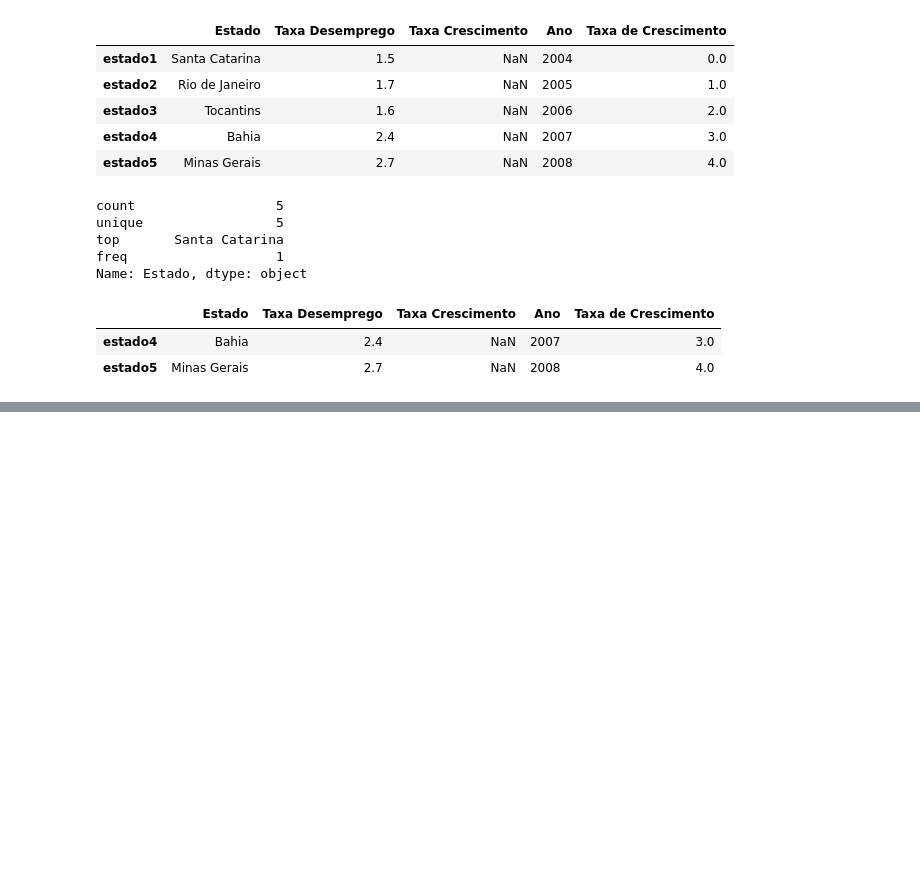
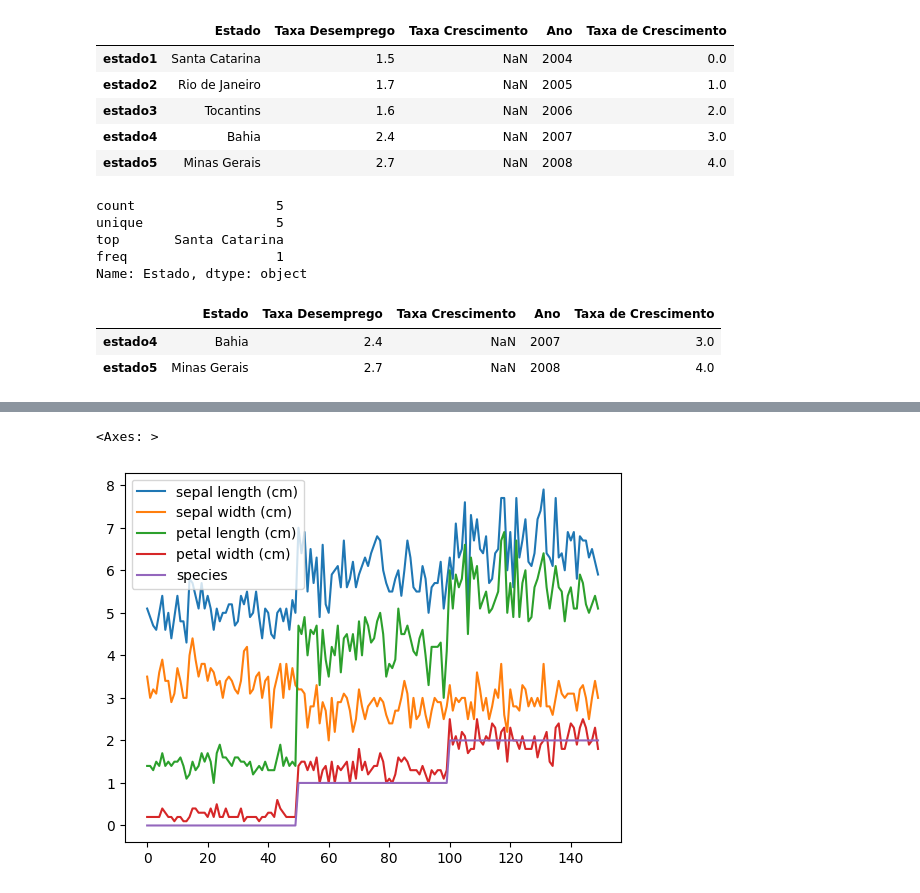
Before and after one commit to GGMmattos/Machine-Learning-And-Data-Science, a Jupyter notebook: Pandas.ipynb, the cells around one changed output, grey strips where cells are left out. Saved outputs shown, nothing was run; the diff lists cells and outputs as text; code cells hidden in the pictures; blank space fills up the shorter version.

```diff
--- a/Pandas.ipynb
+++ b/Pandas.ipynb
@@ -219,0 +246,10 @@ df3
+# %%
+#Importando o dataset iris do Scikit-learn
+from sklearn.datasets import load_iris #dataset utilizado com frequencia por iniciaintes
+data = load_iris()
+# %%
+#E então carregamos o dataset iria como dataframe do Pandas
+import pandas as pd
+df = pd.DataFrame(data['data'], columns = data['feature_names']) #carregando os atributos
+df['species'] = data['target'] #carregando a classe ou variável alvo
+df.head()
@@ -219,0 +263,5 @@ df3
+# %%
+df.plot()
+# %% [output]
+<Axes: >
+[figure, added]
```
Also changed, not shown: parts of 10 cells of this notebook.
